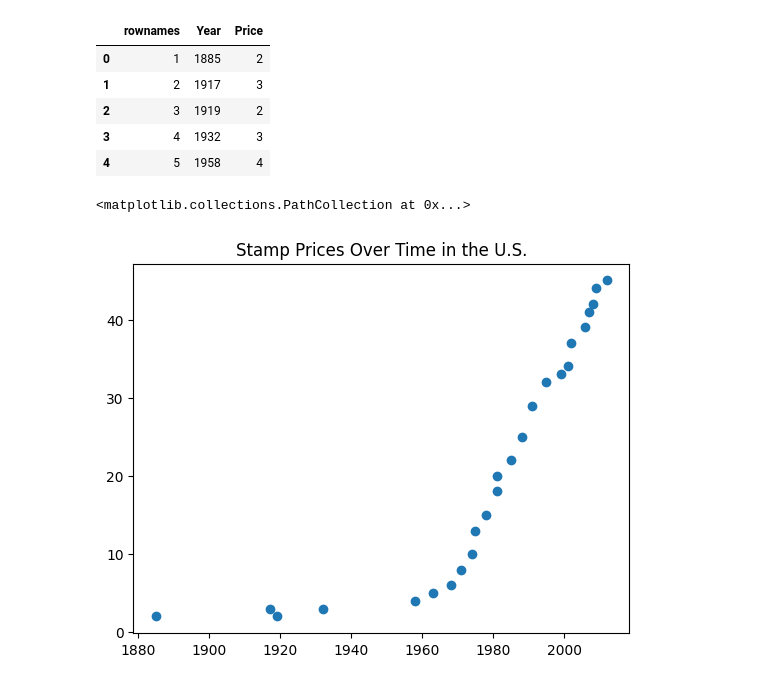
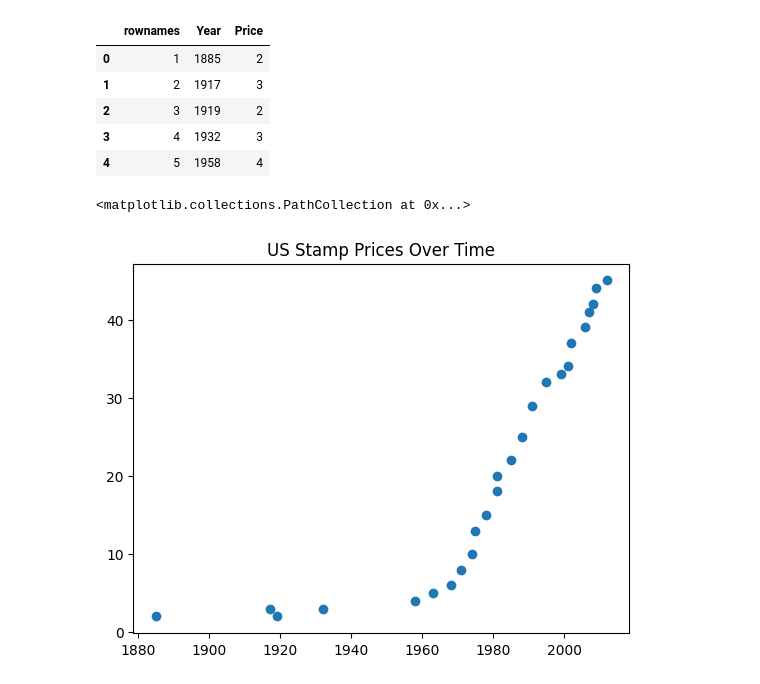
Before and after one commit to amscally-dsci/stamp-prices, a Jupyter notebook: stamp_prices.ipynb, the cells around one changed output. Drawn from its saved outputs; the diff is of its cells as text; code cells hidden in the pictures.

```diff
--- a/stamp_prices.ipynb
+++ b/stamp_prices.ipynb
@@ -26,11 +26,12 @@ stamp_prices.head()
 | 3 | 4 | 1932 | 3 |
 | 4 | 5 | 1958 | 4 |
 # %%
-# plot the year vs the price
+# Plot the year vs. the price
 # First set a plot title
-plt.title('Stamp Prices Over Time in the U.S.')
+plt.title('US Stamp Prices Over Time')
+
 # Set the columns to plot
 plt.scatter(stamp_prices['Year'],stamp_prices['Price'])
 # %% [output]
 <matplotlib.collections.PathCollection at 0x...>
-[figure, old version]
+[figure, new version]
```
Also changed, not shown: parts of 5 cells of this notebook.
